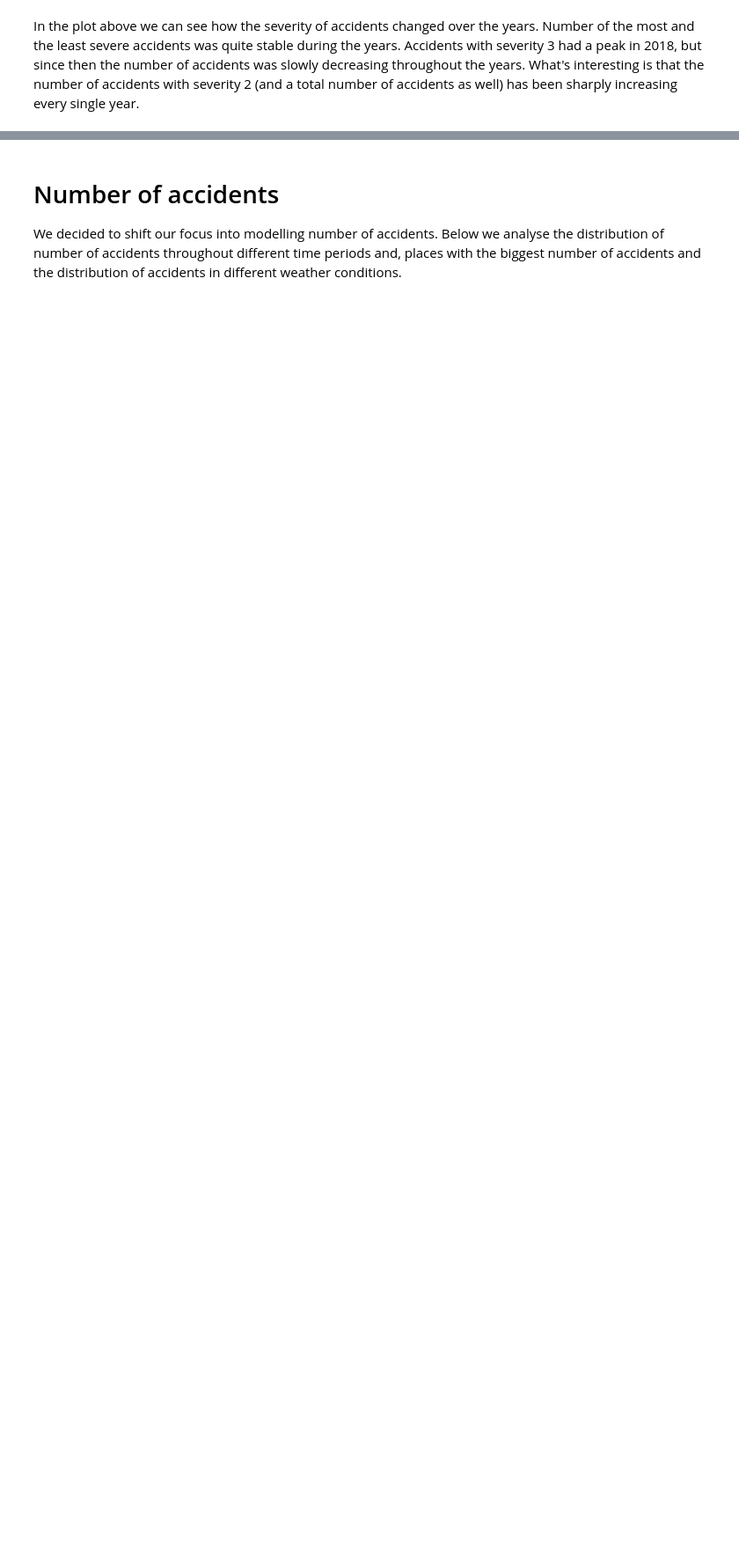
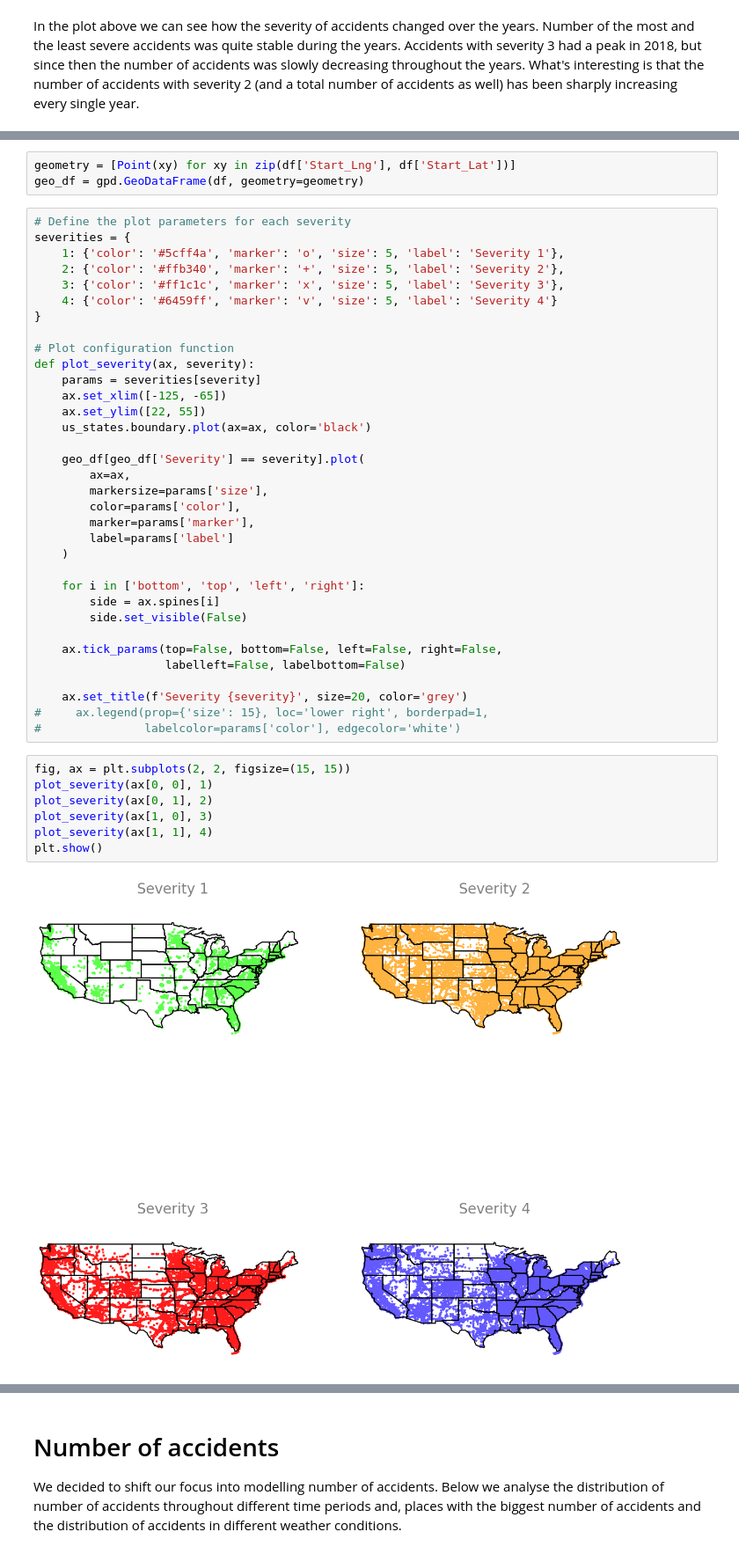
Before and after one commit to hrapek/mbml-us-accidents, a Jupyter notebook: final notebook.ipynb, the cells around one changed output, grey strips where cells are left out. Shown at 88% size. Cells and saved outputs as stored; diff of their text form; blank space fills up the shorter version.

```diff
--- a/final notebook.ipynb
+++ b/final notebook.ipynb
@@ -287,0 +339,46 @@ In the plot above we can see how the severity of accidents changed over the year
+# %%
+geometry = [Point(xy) for xy in zip(df['Start_Lng'], df['Start_Lat'])]
+geo_df = gpd.GeoDataFrame(df, geometry=geometry)
+# %%
+# Define the plot parameters for each severity
+severities = {
+    1: {'color': '#5cff4a', 'marker': 'o', 'size': 5, 'label': 'Severity 1'},
+    2: {'color': '#ffb340', 'marker': '+', 'size': 5, 'label': 'Severity 2'},
+    3: {'color': '#ff1c1c', 'marker': 'x', 'size': 5, 'label': 'Severity 3'},
+    4: {'color': '#6459ff', 'marker': 'v', 'size': 5, 'label': 'Severity 4'}
+}
+
+# Plot configuration function
+def plot_severity(ax, severity):
+    params = severities[severity]
+    ax.set_xlim([-125, -65])
+    ax.set_ylim([22, 55])
+    us_states.boundary.plot(ax=ax, color='black')
+
+    geo_df[geo_df['Severity'] == severity].plot(
+        ax=ax,
+        markersize=params['size'],
+        color=params['color'],
+        marker=params['marker'],
+        label=params['label']
+    )
+
+    for i in ['bottom', 'top', 'left', 'right']:
+        side = ax.spines[i]
+        side.set_visible(False)
+
+    ax.tick_params(top=False, bottom=False, left=False, right=False,
+                   labelleft=False, labelbottom=False)
+
+    ax.set_title(f'Severity {severity}', size=20, color='grey')
+#     ax.legend(prop={'size': 15}, loc='lower right', borderpad=1,
+#               labelcolor=params['color'], edgecolor='white')
+# %%
+fig, ax = plt.subplots(2, 2, figsize=(15, 15))
+plot_severity(ax[0, 0], 1)
+plot_severity(ax[0, 1], 2)
+plot_severity(ax[1, 0], 3)
+plot_severity(ax[1, 1], 4)
+plt.show()
+# %% [output]
+[figure, added]
```
Also changed, not shown: parts of 112 cells of this notebook.
